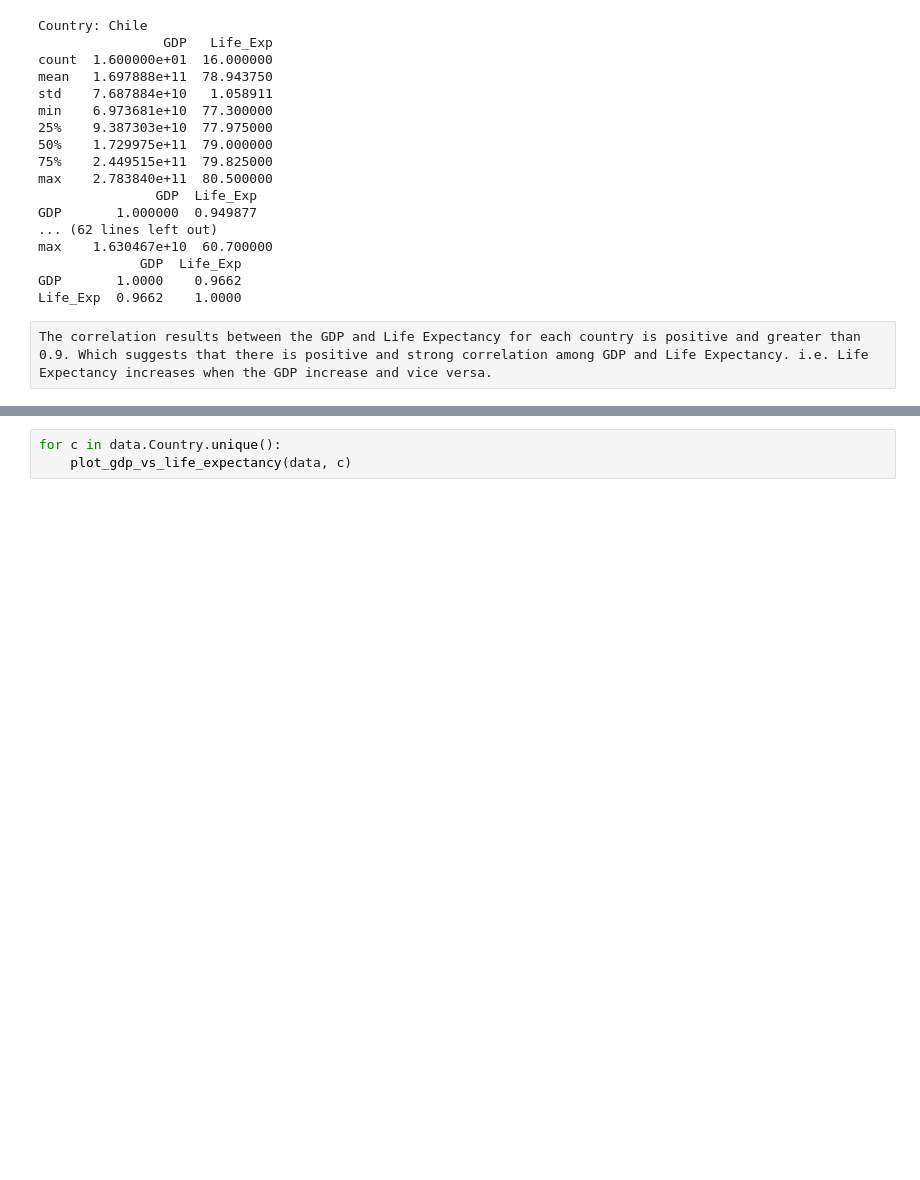
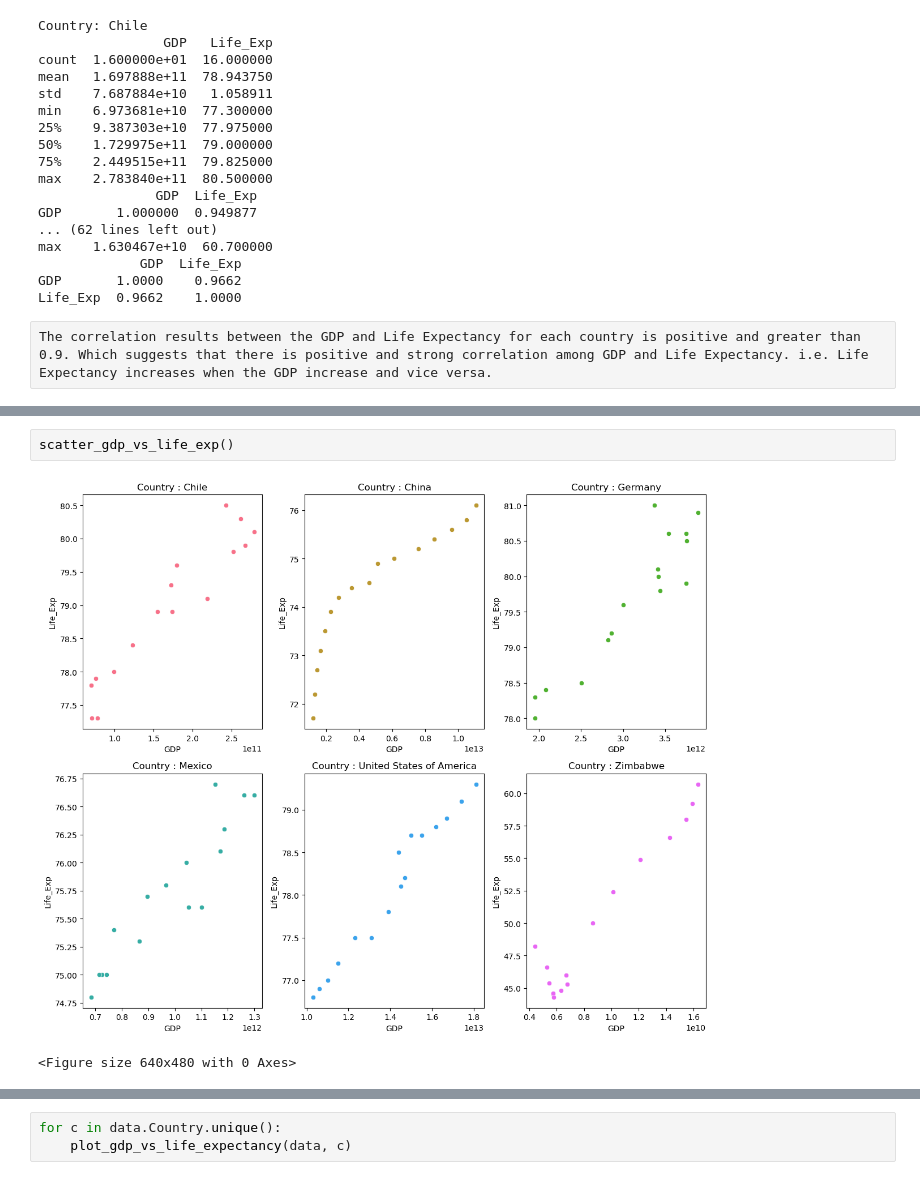
Before and after one commit to jhumayun/LifeExpectancyAndGDP, a Jupyter notebook: life_expectancy_gdp.ipynb, the cells around one changed output, grey strips where cells are left out. Drawn from its saved outputs; the diff is of its cells as text; blank space fills up the shorter version.

```diff
--- a/life_expectancy_gdp.ipynb
+++ b/life_expectancy_gdp.ipynb
@@ -207,0 +243,5 @@ plot_boxplot_per_country(data, 'Life_Exp')
+# %%
+scatter_gdp_vs_life_exp()
+# %% [output]
+[figure, added]
+<Figure size 640x480 with 0 Axes>
```
Also changed, not shown: parts of 8 cells of this notebook.
